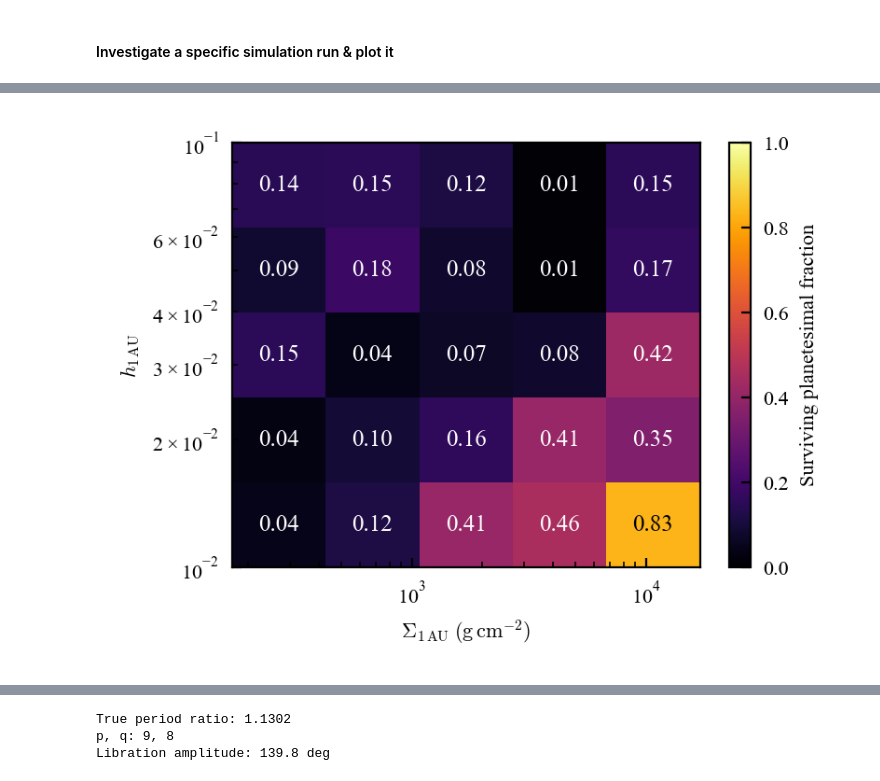
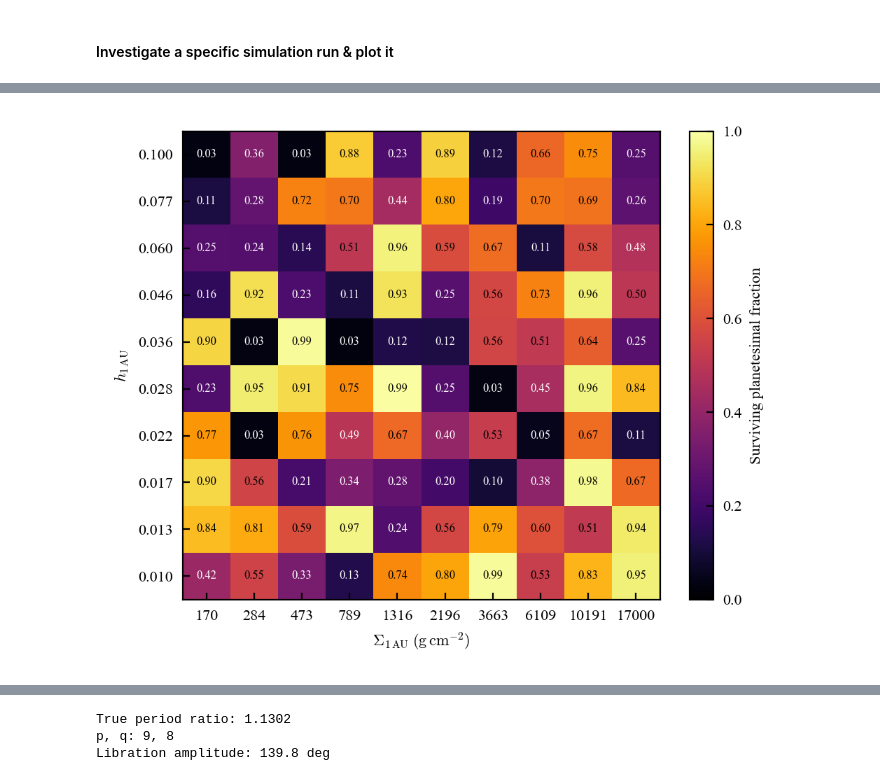
Before and after one commit to dchen10Git/uh-ifa-reu-2026, a Jupyter notebook: analyze_sims.ipynb, the cells around one changed output, grey strips where cells are left out. Drawn from its saved outputs; the diff is of its cells as text; code cells hidden in the pictures.

```diff
--- a/analyze_sims.ipynb
+++ b/analyze_sims.ipynb
@@ -513,81 +443,97 @@ KeyboardInterrupt:
 # %%
 rows = []
 
-for i in range(25):
-    Sigma_1au = 1700 * np.tile(np.logspace(-1, 1, num=5), 5)[i] # Each row is the same
-    h_1au = np.repeat(np.logspace(-2, -1, num=5), 5)[i] # Each column is the same
+for i in range(100):
+    Sigma_1au = 1700 * np.tile(np.logspace(-1, 1, num=10), 10)[i] # Each row is the same
+    h_1au = np.repeat(np.logspace(-2, -1, num=10), 10)[i] # Each column is the same
 
     rows.append({
         "Sigma_1au": Sigma_1au,
         "h": h_1au,
-        "frac ptsml": surv_fracs[i]/100
+        # "frac ptsml": surv_fracs[i]/100
+        "frac ptsml": np.random.uniform(0,1)
     })
 
-df = pd.DataFrame(rows)
+param_study_df = pd.DataFrame(rows)
 # %%
-def plot_param_study(n_sigma_bins, n_h_bins):
-    sigma_edges = 1700*np.logspace(-1, 1, n_sigma_bins + 1)
-    h_edges = np.logspace(-2, -1, n_h_bins + 1)
+def plot_param_study():
+    # Parameter values actually used in the simulations
+    Sigma_vals = np.sort(param_study_df["Sigma_1au"].unique())
+    h_vals = np.sort(param_study_df["h"].unique())
 
-    # Median surviving fraction
-    median_grid, _, _, _ = binned_statistic_2d(
-        df["Sigma_1au"],
-        df["h"],
-        df["frac ptsml"],
-        statistic="median",
-        bins=[sigma_edges, h_edges]
+    # Create 2D grid of surviving fractions
+    grid = (
+        param_study_df
+        .pivot(index="Sigma_1au", columns="h", values="frac ptsml")
+        .reindex(index=Sigma_vals, columns=h_vals)
     )
 
-    # Number of sims in each cell
-    count_grid, _, _, _ = binned_statistic_2d(
-        df["Sigma_1au"],
-        df["h"],
-        df["frac ptsml"],
-        statistic="count",
-        bins=[sigma_edges, h_edges]
-    )
+    values = grid.values
 
-    # Plot it!
-    fig, ax = plt.subplots(figsize=(4,3))
+    # Construct cell edges halfway between points in log-space
+    sigma_edges = np.empty(len(Sigma_vals) + 1)
+    sigma_edges[1:-1] = np.sqrt(Sigma_vals[:-1] * Sigma_vals[1:])
+    sigma_edges[0] = Sigma_vals[0]**2 / sigma_edges[1]
+    sigma_edges[-1] = Sigma_vals[-1]**2 / sigma_edges[-2]
+
+    h_edges = np.empty(len(h_vals) + 1)
+    h_edges[1:-1] = np.sqrt(h_vals[:-1] * h_vals[1:])
+    h_edges[0] = h_vals[0]**2 / h_edges[1]
+    h_edges[-1] = h_vals[-1]**2 / h_edges[-2]
+
+    # Plot
+    fig, ax = plt.subplots(figsize=(5, 4))
 
     mesh = ax.pcolormesh(
         sigma_edges,
         h_edges,
-        median_grid.T,
+        values.T,
         cmap="inferno",
         vmin=0,
         vmax=1,
         shading="flat"
     )
 
-    # Log axes
+    # Log scale axes
     ax.set_xscale("log")
     ax.set_yscale("log")
+
+    # Ticks at actual simulation locations
+    ax.set_xticks(Sigma_vals)
+    ax.set_yticks(h_vals)
+
+    ax.set_xticklabels([f"{x:.0f}" for x in Sigma_vals])
+    ax.set_yticklabels([f"{x:.3f}" for x in h_vals])
+
+    ax.minorticks_off()
 
     ax.set_xlabel(r"$\Sigma_{1\,\rm AU}\;(\mathrm{g\,cm^{-2}})$")
     ax.set_ylabel(r"$h_{1\,\rm AU}$")
 
-    # Cell labels
-    for i in range(len(sigma_edges)-1):
-        for j in range(len(h_edges)-1):
+    # Add cell labels
+    for i, sigma in enumerate(Sigma_vals):
+        for j, h in enumerate(h_vals):
+            value = values[i, j]
 
-            value = median_grid[i, j]
-            count = int(count_grid[i, j])
-
-            if count == 0:
+            if np.isnan(value):
                 continue
 
-            x = np.sqrt(sigma_edges[i] * sigma_edges[i+1])
-            y = np.sqrt(h_edges[j] * h_edges[j+1])
+            ax.text(
+                sigma,
+                h,
+                f"{value:.2f}",
+                ha="center",
+                va="center",
+                fontsize=6,
+                color="white" if value < 0.5 else "black"
+            )
 
-            ax.text(x, y, f"{value:.2f}", ha="center", va="center", fontsize=9, color="white" if value < 0.5 else "black")
-
-    cbar = fig.colorbar(mesh)
+    cbar = fig.colorbar(mesh, ax=ax)
     cbar.set_label("Surviving planetesimal fraction")
 
     plt.tight_layout()
     plt.show()
 
-plot_param_study(5, 5)
+plot_param_study()
 # %% [output]
-[figure, old version]
+[figure, new version]
```
Also changed, not shown: parts of 6 cells of this notebook, 3 other files.
